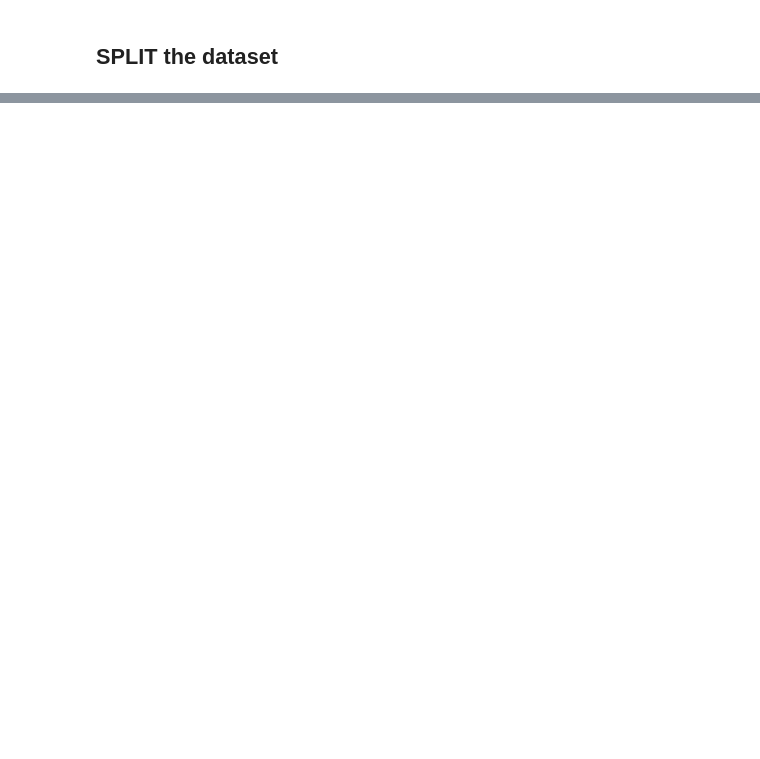
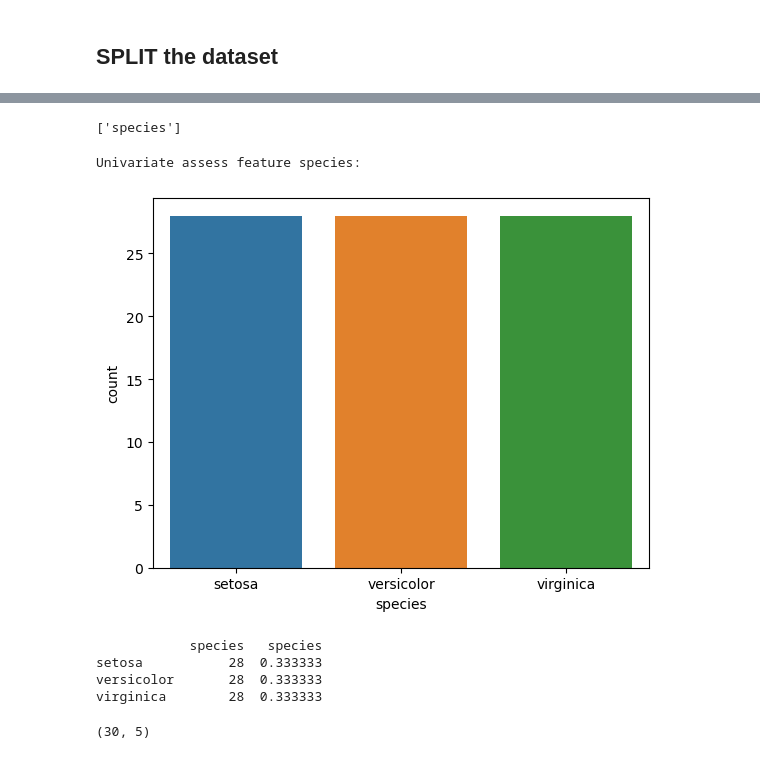
Before and after one commit to RichardAlcabes22/classification-exercises, a Jupyter notebook: classification_exercises.ipynb, the cells around one changed output, grey strips where cells are left out. Cells and saved outputs as stored; diff of their text form; code cells hidden in the pictures; blank space fills up the shorter version.

```diff
--- a/classification_exercises.ipynb
+++ b/classification_exercises.ipynb
@@ -676,0 +642,2 @@ test_telco
+# %%
+iris = iris.rename(columns={'species_name':'species'})
@@ -676,0 +653,3 @@ test_telco
+# %%
+train_iris,validate_iris,test_iris = prp.split_data(iris,'species')
+train_iris.shape,validate_iris.shape,test_iris.shape
@@ -676,0 +677,11 @@ test_telco
+# %%
+# Separate Cats from Nums
+cat_cols,num_cols = [],[]
+for col in train_iris.columns:
+    if train_iris[col].dtype == 'O':
+        cat_cols.append(col)
+    else:
+        if train_iris[col].nunique() < 10:
+            cat_cols.append(col)
+        else:
+            num_cols.append(col)
@@ -676,0 +692,8 @@ test_telco
+# %%
+# For each Num col, show hist/boxplot/describe()
+for col in num_cols:
+    sns.histplot(data=train_iris, x=col)
+    plt.show()
+    sns.boxplot(data=train_iris, x=col)
+    plt.show()
+    train_iris[col].describe()
@@ -676,0 +709,26 @@ test_telco
+# %%
+cat_cols
+# %% [output]
+['species']
+# %%
+# 2 For each Cat, create freq table and a bar plot
+for col in cat_cols:
+    print(f'Univariate assess feature {col}:')
+    sns.countplot(data=train_iris,x=col)
+    plt.show()
+    print(
+    pd.concat([train_iris[col].value_counts(),
+               train_iris[col].value_counts(normalize=True)],
+              axis=1))
+# %% [output]
+Univariate assess feature species:
+[figure, added]
+            species   species
+setosa           28  0.333333
+versicolor       28  0.333333
+virginica        28  0.333333
+# %%
+train_iris.shape
+test_iris.shape
+# %% [output]
+(30, 5)
```
Also changed, not shown: parts of 51 cells of this notebook, 2 other files.
